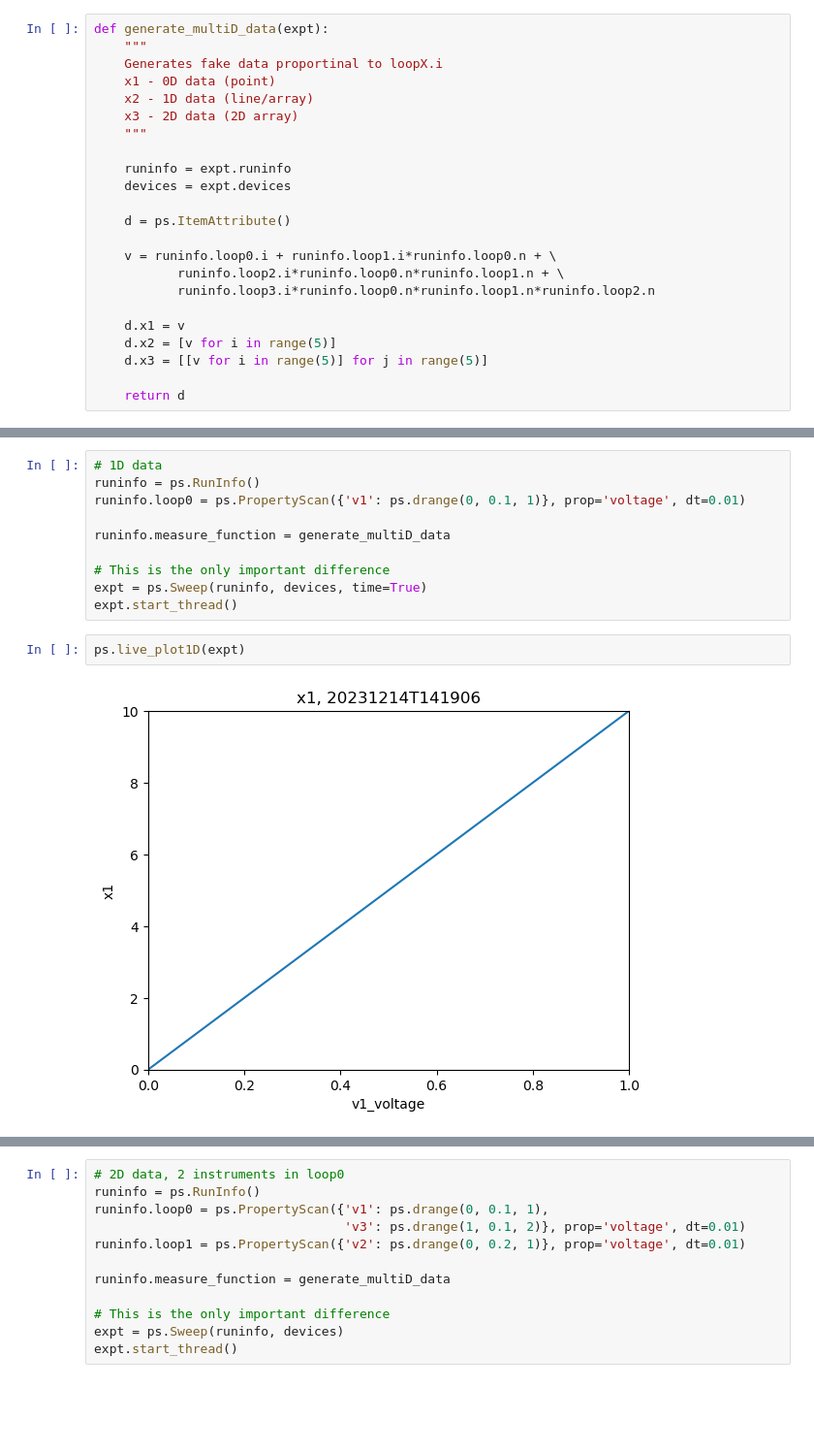
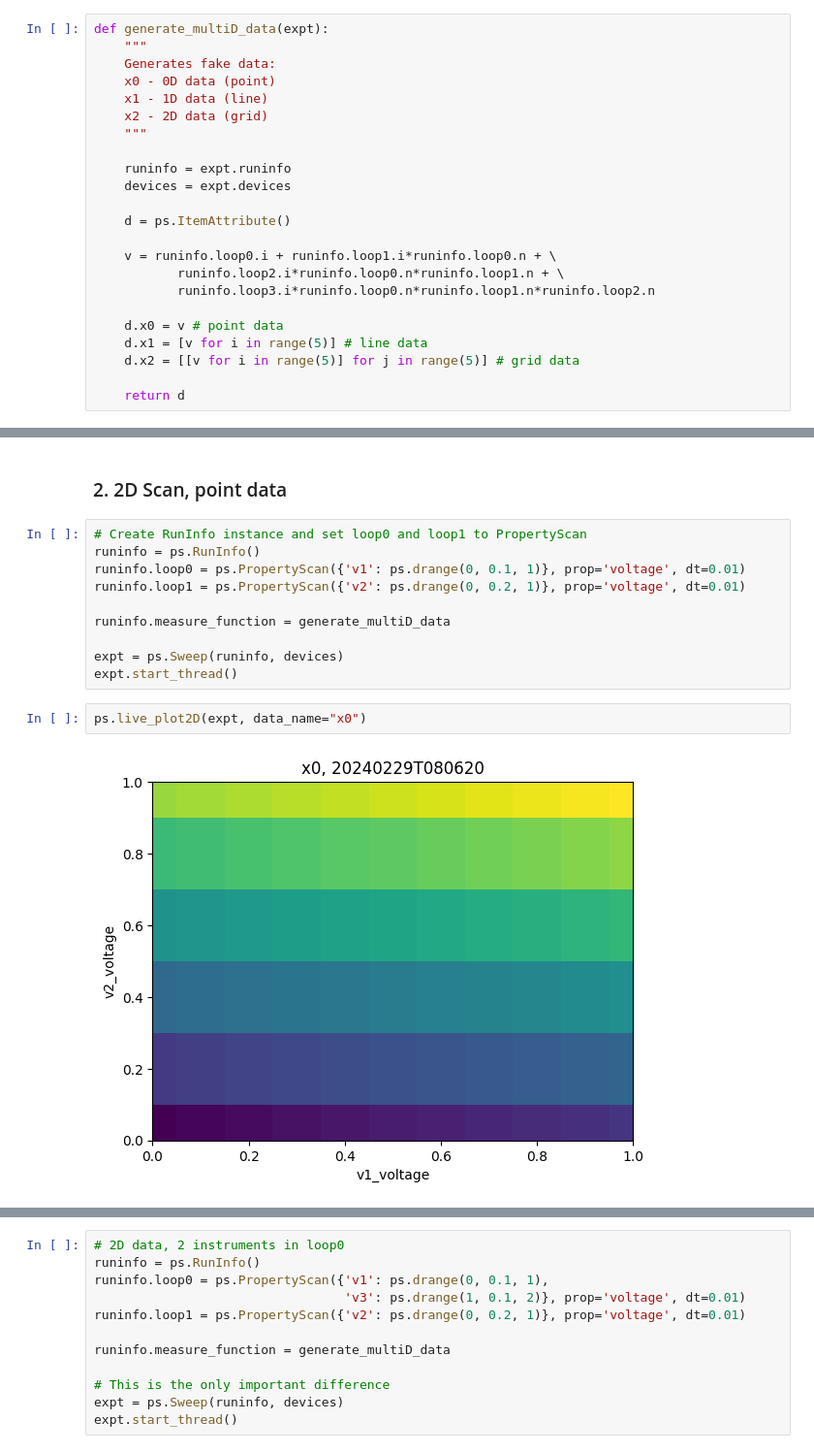
Before and after one commit to sandialabs/pyscan, a Jupyter notebook: demo_notebooks/01-example_property_scans.ipynb, the cells around one changed output, grey strips where cells are left out. Shown at 97% size. Cells and saved outputs as stored; diff of their text form; blank space fills up the shorter version.

```diff
--- a/demo_notebooks/01-example_property_scans.ipynb
+++ b/demo_notebooks/01-example_property_scans.ipynb
@@ -19,10 +22,10 @@ Thorlabs Kinesis not found, ThorlabsMFF101 not loaded
 # %%
 def generate_multiD_data(expt):
     """
-    Generates fake data proportinal to loopX.i
-    x1 - 0D data (point)
-    x2 - 1D data (line/array)
-    x3 - 2D data (2D array)
+    Generates fake data:
+    x0 - 0D data (point)
+    x1 - 1D data (line)
+    x2 - 2D data (grid)
     """
 
     runinfo = expt.runinfo
@@ -34,8 +37,8 @@ def generate_multiD_data(expt):
            runinfo.loop2.i*runinfo.loop0.n*runinfo.loop1.n + \
            runinfo.loop3.i*runinfo.loop0.n*runinfo.loop1.n*runinfo.loop2.n
 
-    d.x1 = v
-    d.x2 = [v for i in range(5)]
-    d.x3 = [[v for i in range(5)] for j in range(5)]
+    d.x0 = v # point data
+    d.x1 = [v for i in range(5)] # line data
+    d.x2 = [[v for i in range(5)] for j in range(5)] # grid data
 
     return d
@@ -49,14 +73,16 @@ devices.v3 = ps.TestVoltage()
+# %% [markdown]
+### 2. 2D Scan, point data
 # %%
-# 1D data
+# Create RunInfo instance and set loop0 and loop1 to PropertyScan
 runinfo = ps.RunInfo()
 runinfo.loop0 = ps.PropertyScan({'v1': ps.drange(0, 0.1, 1)}, prop='voltage', dt=0.01)
+runinfo.loop1 = ps.PropertyScan({'v2': ps.drange(0, 0.2, 1)}, prop='voltage', dt=0.01)
 
 runinfo.measure_function = generate_multiD_data
 
-# This is the only important difference
-expt = ps.Sweep(runinfo, devices, time=True)
+expt = ps.Sweep(runinfo, devices)
 expt.start_thread()
 # %%
-ps.live_plot1D(expt)
+ps.live_plot2D(expt, data_name="x0")
 # %% [output]
-[figure, old version]
+[figure, new version]
```
Also changed, not shown: parts of 14 cells of this notebook, 7 other files.
